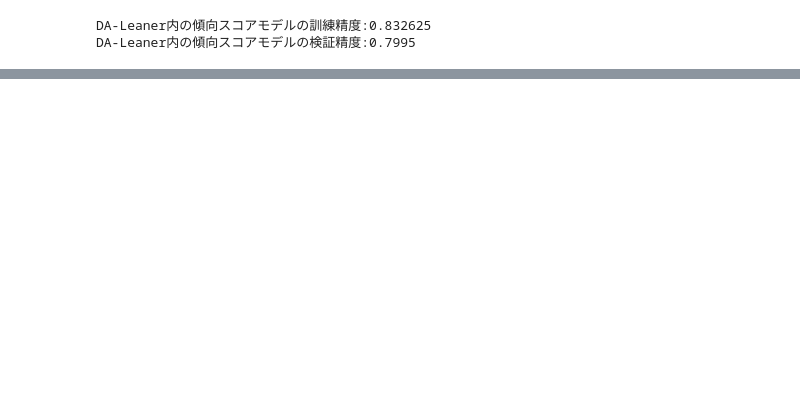
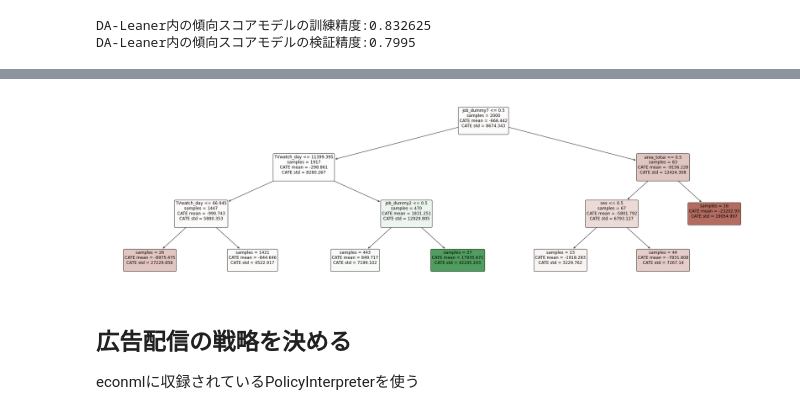
Before and after one commit to Itsuki-Hamano123/practice-casualeffect, a Jupyter notebook: econml/cm_causality.ipynb, the cells around one changed output, grey strips where cells are left out. Drawn from its saved outputs; the diff is of its cells as text; code cells hidden in the pictures; blank space fills up the shorter version.

```diff
--- a/econml/cm_causality.ipynb
+++ b/econml/cm_causality.ipynb
@@ -206,2 +254,20 @@ import xgboost as xgb
 # %% [markdown]
 ### X-Leaner
+# %%
+models_params = {
+    "n_estimators" : 3,#200,
+    "random_state" : 7,
+    "objective" : "reg:gamma"
+}
+
+propensity_model_params = {
+    "n_estimators" : 3,#200,
+    "random_state" : 7,
+    "objective" : "binary:logistic"
+}
+
+cate_models_params = {
+    "n_estimators" : 3,#200,
+    "random_state" : 7,
+    "objective" : "reg:squarederror"
+}
@@ -372,0 +422,7 @@ plt.show()
+# %%
+plot_model_interpreter(DALearner_model, test_data[COVARIATE_COLUMNS])
+# %% [output]
+[figure, added]
+# %% [markdown]
+## 広告配信の戦略を決める
+econmlに収録されているPolicyInterpreterを使う
```
Also changed, not shown: parts of 46 cells of this notebook.
